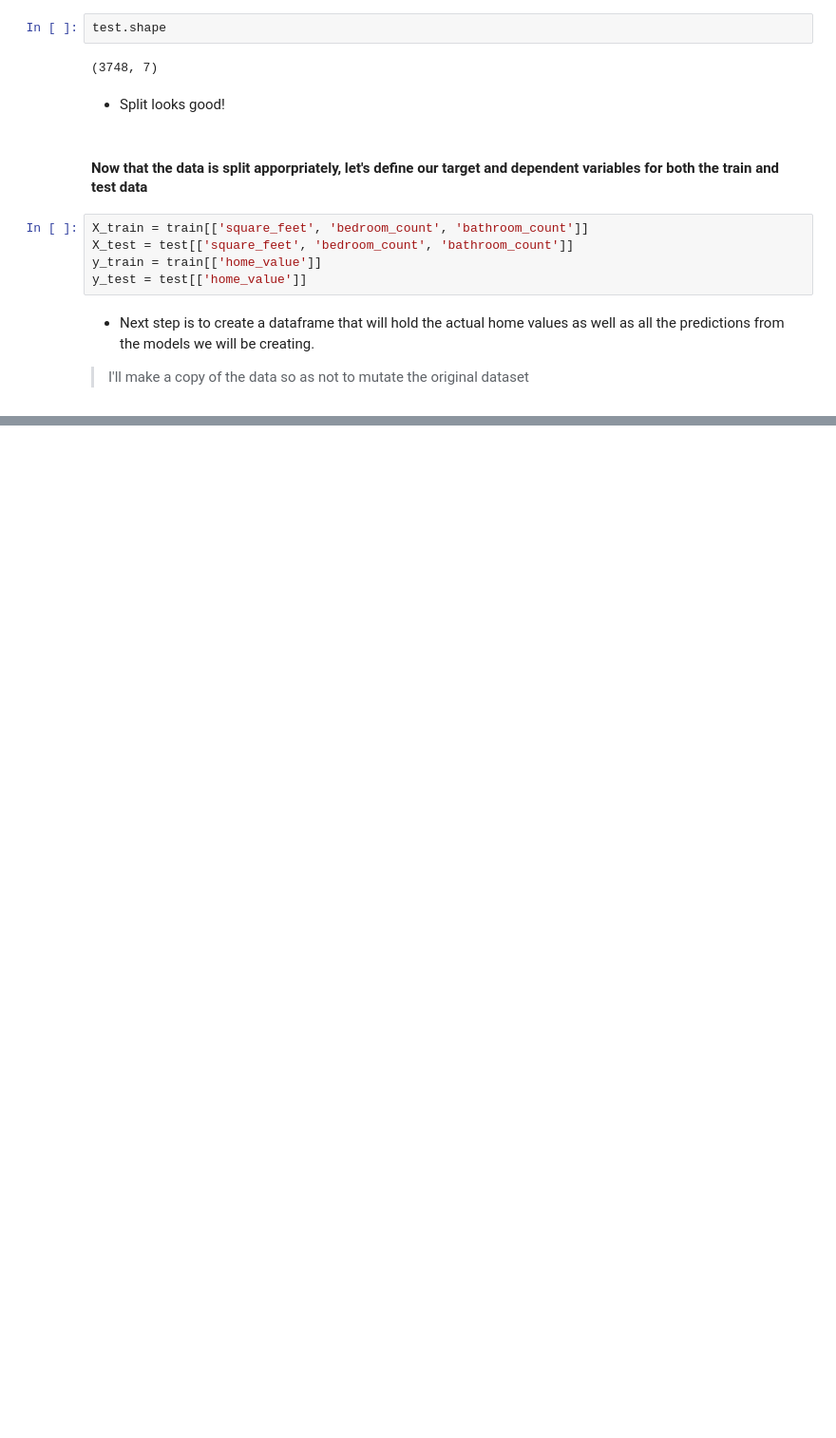
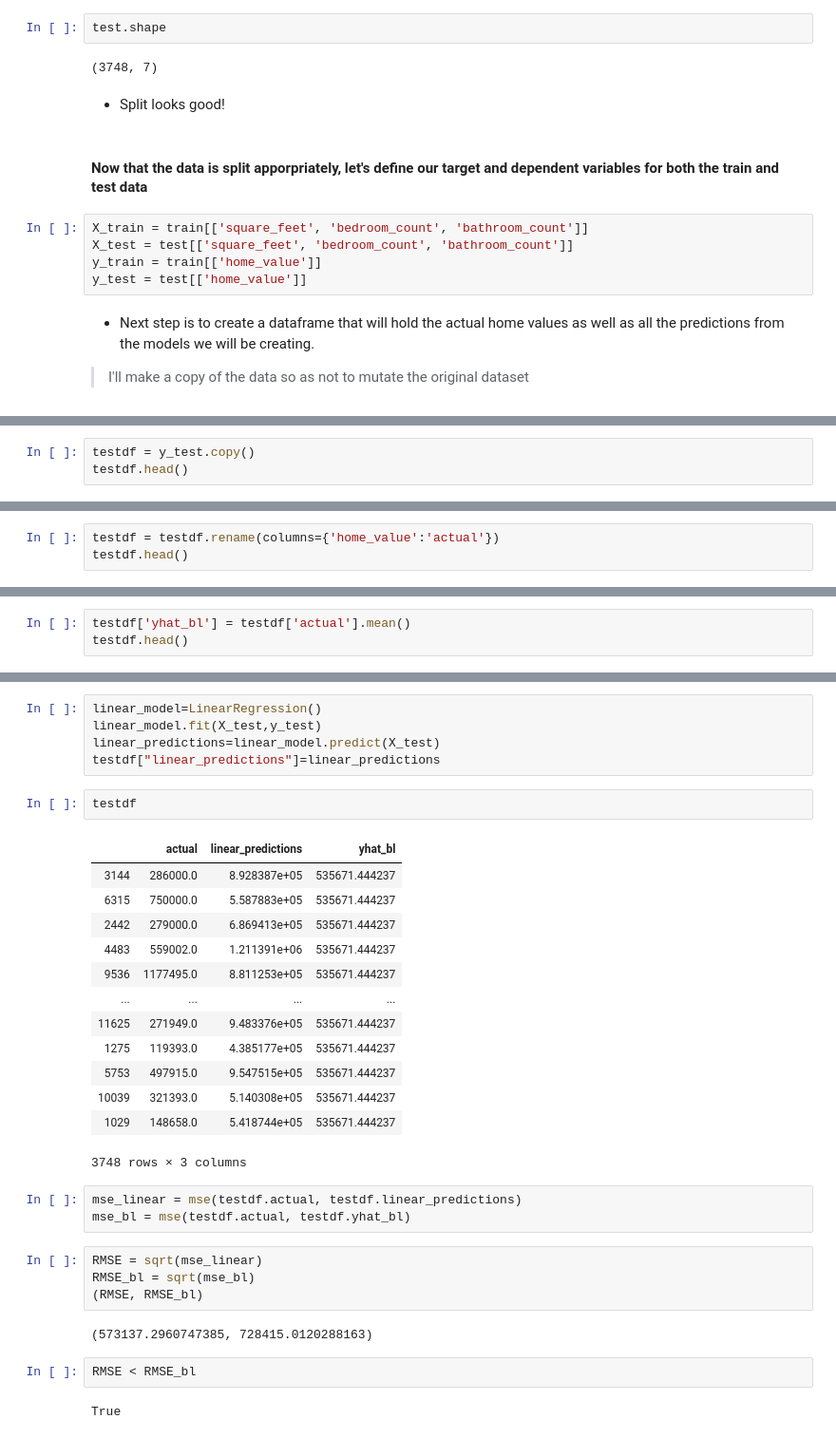
Before and after one commit to JadaShipp/ds-methodologies-exercises, a Jupyter notebook: project/zillow_final_project.ipynb, the cells around one changed output, grey strips where cells are left out. Shown at 95% size. Saved outputs shown, nothing was run; the diff lists cells and outputs as text; blank space fills up the shorter version.

```diff
--- a/project/zillow_final_project.ipynb
+++ b/project/zillow_final_project.ipynb
@@ -188,0 +303,3 @@ y_test = test[['home_value']]
+# %%
+testdf = y_test.copy()
+testdf.head()
@@ -188,0 +313,3 @@ y_test = test[['home_value']]
+# %%
+testdf = testdf.rename(columns={'home_value':'actual'})
+testdf.head()
@@ -188,0 +323,3 @@ y_test = test[['home_value']]
+# %%
+testdf['yhat_bl'] = testdf['actual'].mean()
+testdf.head()
@@ -188,0 +333,34 @@ y_test = test[['home_value']]
+# %%
+linear_model=LinearRegression()
+linear_model.fit(X_test,y_test)
+linear_predictions=linear_model.predict(X_test)
+testdf["linear_predictions"]=linear_predictions
+# %%
+testdf
+# %% [output]
+|  | actual | linear_predictions | yhat_bl |
+| 3144 | 286000.0 | 8.928387e+05 | 535671.444237 |
+| 6315 | 750000.0 | 5.587883e+05 | 535671.444237 |
+| 2442 | 279000.0 | 6.869413e+05 | 535671.444237 |
+| 4483 | 559002.0 | 1.211391e+06 | 535671.444237 |
+| 9536 | 1177495.0 | 8.811253e+05 | 535671.444237 |
+| ... | ... | ... | ... |
+| 11625 | 271949.0 | 9.483376e+05 | 535671.444237 |
+| 1275 | 119393.0 | 4.385177e+05 | 535671.444237 |
+| 5753 | 497915.0 | 9.547515e+05 | 535671.444237 |
+| 10039 | 321393.0 | 5.140308e+05 | 535671.444237 |
+| 1029 | 148658.0 | 5.418744e+05 | 535671.444237 |
+3748 rows × 3 columns
+# %%
+mse_linear = mse(testdf.actual, testdf.linear_predictions)
+mse_bl = mse(testdf.actual, testdf.yhat_bl)
+# %%
+RMSE = sqrt(mse_linear)
+RMSE_bl = sqrt(mse_bl)
+(RMSE, RMSE_bl)
+# %% [output]
+(573137.2960747385, 728415.0120288163)
+# %%
+RMSE < RMSE_bl
+# %% [output]
+True
```
Also changed, not shown: parts of 21 cells of this notebook.
